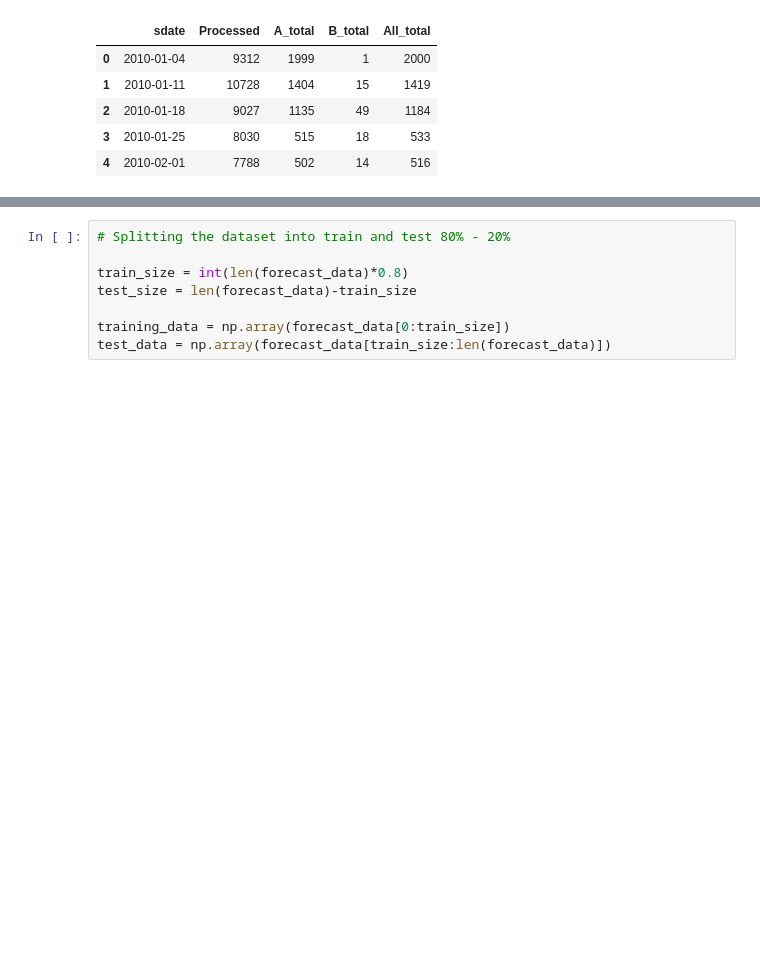
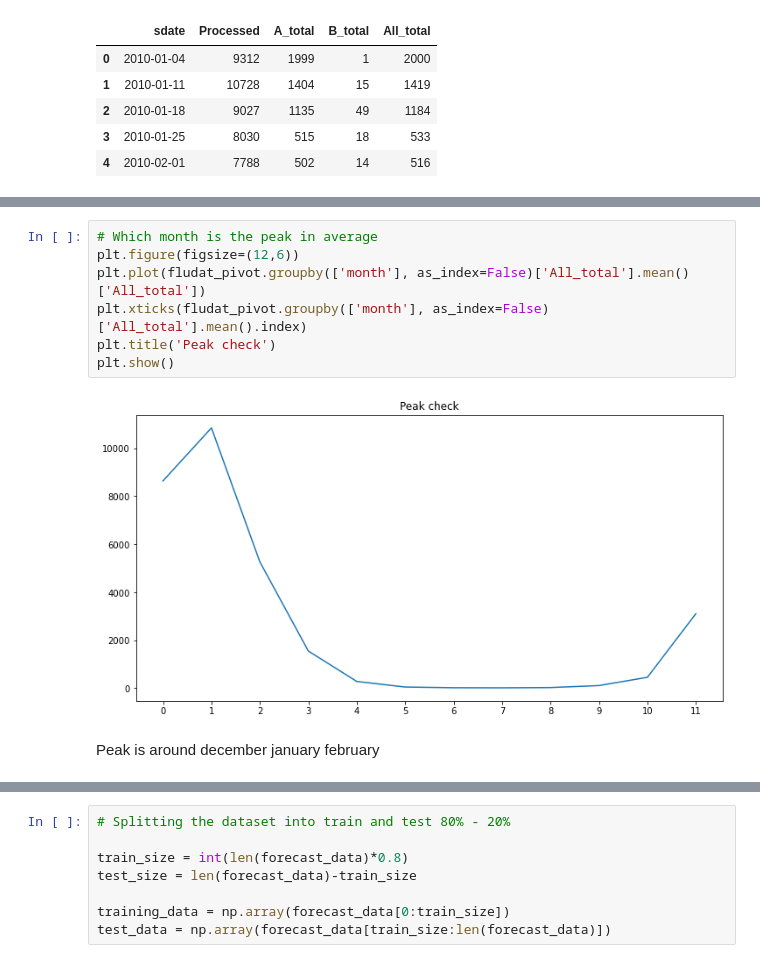
Before and after one commit to nctung4/Flu_Time_Series_Forecasting, a Jupyter notebook: LSTM_model.ipynb, the cells around one changed output, grey strips where cells are left out. Cells and saved outputs as stored; diff of their text form; blank space fills up the shorter version.

```diff
--- a/LSTM_model.ipynb
+++ b/LSTM_model.ipynb
@@ -43 +89,12 @@ fludat_pivot.head()
+# %%
+# Which month is the peak in average
+plt.figure(figsize=(12,6))
+plt.plot(fludat_pivot.groupby(['month'], as_index=False)['All_total'].mean()['All_total'])
+plt.xticks(fludat_pivot.groupby(['month'], as_index=False)['All_total'].mean().index)
+plt.title('Peak check')
+plt.show()
+# %% [output]
+[figure, added]
+# %% [markdown]
+Peak is around december january february
 # %%
```
Also changed, not shown: parts of 60 cells of this notebook, 1 other file.
